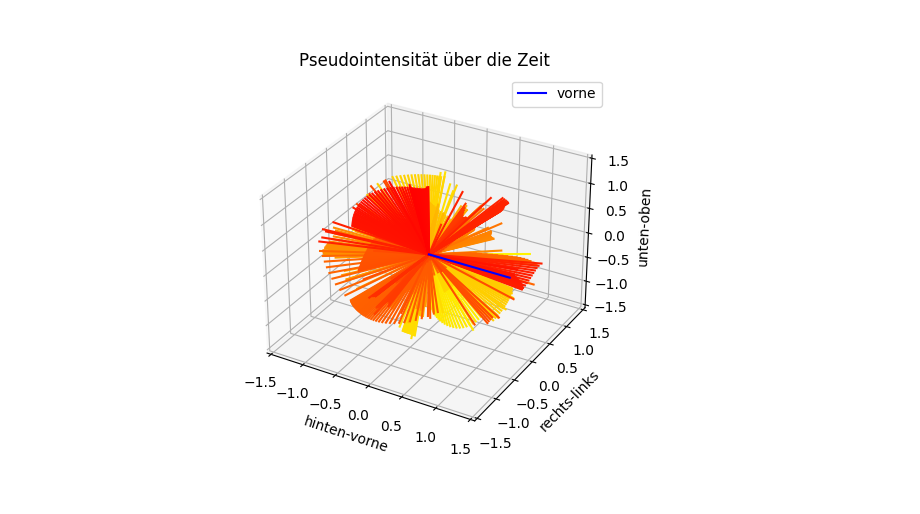
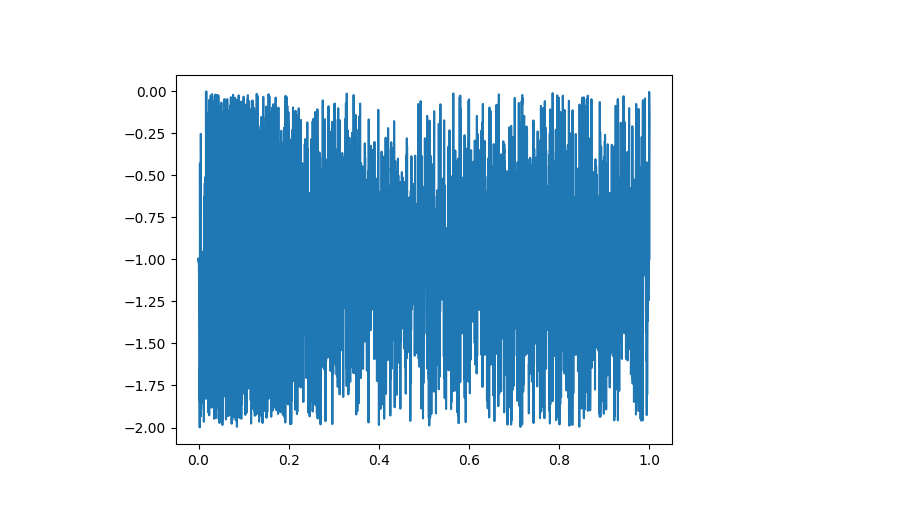
Before and after one commit to Floloffel/VAR-Project, a Jupyter notebook: Private testing/Linus/test2.ipynb, the cells around one changed output. Drawn from its saved outputs; the diff is of its cells as text; code cells hidden in the pictures.

```diff
--- a/Private testing/Linus/test2.ipynb
+++ b/Private testing/Linus/test2.ipynb
@@ -9,7 +9,6 @@ import soundfile as sf
 import glob
 from mpl_toolkits.mplot3d import Axes3D
 %matplotlib widget
-
 
 # load only Ambisonics B-Format components
 n = 0
@@ -45,19 +44,19 @@ y_pl = coord_cart_r[1]*(-1)
 z_pl = coord_cart_r[2]*(-1)
 
 # Plot der Vektoren
-fig = plt.figure()
-ax = Axes3D(fig)
-# ax = plt.axes(projection='3d')
-# color = np.linspace(0.0,1.0,t_ev2)# np.arange(t_ev2)/t_ev2
+# fig = plt.figure()
+# ax = Axes3D(fig)
+# # ax = plt.axes(projection='3d')
+# # color = np.linspace(0.0,1.0,t_ev2)# np.arange(t_ev2)/t_ev2
 
-def colorFader(c1,c2,mix=0): #fade (linear interpolate) from color c1 (at mix=0) to c2 (mix=1)
-    c1=np.array(mpl.colors.to_rgb(c1))
-    c2=np.array(mpl.colors.to_rgb(c2))
-    return mpl.colors.to_hex((1-mix)*c1 + mix*c2)
+# def colorFader(c1,c2,mix=0): #fade (linear interpolate) from color c1 (at mix=0) to c2 (mix=1)
+#     c1=np.array(mpl.colors.to_rgb(c1))
+#     c2=np.array(mpl.colors.to_rgb(c2))
+#     return mpl.colors.to_hex((1-mix)*c1 + mix*c2)
 
-c2='red' #blue
-c1='yellow' #green
-n = t_ev
+# c2='red' #blue
+# c1='yellow' #green
+# n = t_ev
 
 #-------------------------------------------------------
 # for i in range(t_ev, t_ev2):
@@ -77,23 +76,23 @@ n = t_ev
 # ax.set_zlabel('z-axis')
 #-------------------------------------------------------
 
-ax = plt.axes(projection='3d')
-# for i in range(t_ev, t_ev2):
-#     ax.plot3D([0,x_pl[i]],[0,y_pl[i]],[0,z_pl[i]],c = colorFader(c1,c2,i/n))
+# ax = plt.axes(projection='3d')
+# # for i in range(t_ev, t_ev2):
+# #     ax.plot3D([0,x_pl[i]],[0,y_pl[i]],[0,z_pl[i]],c = colorFader(c1,c2,i/n))
 
-for i in range(0, t_ev):
-    ax.plot3D([0,x_pl[(i-t_ev)*4]],[0,y_pl[(i-t_ev)*4]],[0,z_pl[(i-t_ev)*4]],c = colorFader(c1,c2,i/n))
+# for i in range(0, t_ev):
+#     ax.plot3D([0,x_pl[(i-t_ev)*4]],[0,y_pl[(i-t_ev)*4]],[0,z_pl[(i-t_ev)*4]],c = colorFader(c1,c2,i/n))
 
-ax.plot3D([0,1.2],[0,0],[0,0],'blue', label =  'vorne')
+# ax.plot3D([0,1.2],[0,0],[0,0],'blue', label =  'vorne')
 
-ax.axes.set_xlim3d(left=-1.5, right=1.5)
-ax.axes.set_ylim3d(bottom=-1.5, top=1.5)
-ax.axes.set_zlim3d(bottom=-1.5, top=1.5)
-ax.set_title("Pseudointensität über die Zeit")
-ax.set_xlabel('hinten-vorne')
-ax.set_ylabel('rechts-links')
-ax.set_zlabel('unten-oben')
-ax.legend()
+# ax.axes.set_xlim3d(left=-1.5, right=1.5)
+# ax.axes.set_ylim3d(bottom=-1.5, top=1.5)
+# ax.axes.set_zlim3d(bottom=-1.5, top=1.5)
+# ax.set_title("Pseudointensität über die Zeit")
+# ax.set_xlabel('hinten-vorne')
+# ax.set_ylabel('rechts-links')
+# ax.set_zlabel('unten-oben')
+# ax.legend()
 
 #-------------------------------------------------------
 
@@ -108,5 +107,32 @@ ax.legend()
 # ax1.set_xlabel('t in s')
 # ax1.set_ylabel('L in dB')
 # bzw. über SDM
+
+
+azimuth = vek_azi
+elevation = vek_zen/- (np.pi / 2)
+radius = vek_r
+
+
+# data = add_sector2arrays(azimuth, elevation, radius)
+data = np.empty((azimuth.shape[0], 4))
+for i, (azi_i, elev_i, r_i) in enumerate(zip(azimuth, elevation, radius)):
+    label_i = sector_classfier(azi_i, elev_i)
+    sample_data = np.array([azi_i, elev_i, r_i, label_i])
+    data[i,:] = sample_data
+
+energy = energy_per_sector(data, start_milliseconds=15, stop_milliseconds=100, samplerate=44100)
+TH, TS = calc_TS_TH(energy)
 # ... viele Wege führen nach Rom und manchmal sogar zur CD_ROM
+# np.min(elevation)
+plt.figure()
+plt.plot(np.linspace(0,1,len(data[:,1])), data[:,1])# np.log10(data[:,2]))
+plt.show()
+
+
+FuMa = ambi_b.get_signals()#[0:4]
+ACN = np.array([FuMa[0],FuMa[3],FuMa[1],FuMa[2]])
+# FuMa = MultiSig.get_signals()#[0:8]
+# ACN = np.array((FuMa[0],FuMa[3],FuMa[1],FuMa[2],FuMa[6],FuMa[7],FuMa[5],FuMa[8],FuMa[4]))
+aaaaaaaaaahhhh = MultiSig.get_signals()
 # %% [output]
@@ -114 +139 @@ ax.legend()
-[figure, old version]
+[figure, new version]
```
Also changed, not shown: parts of 2 cells of this notebook, 3 other files.
